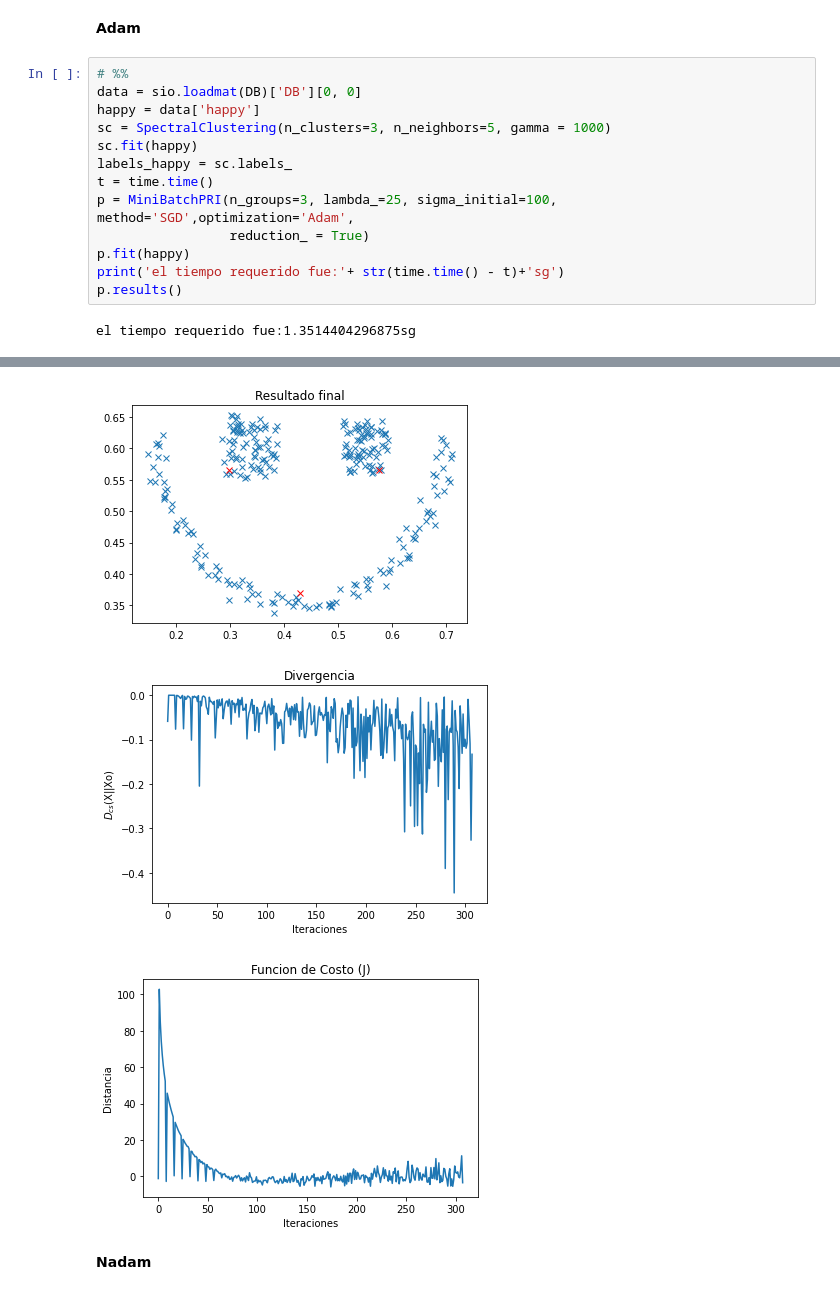
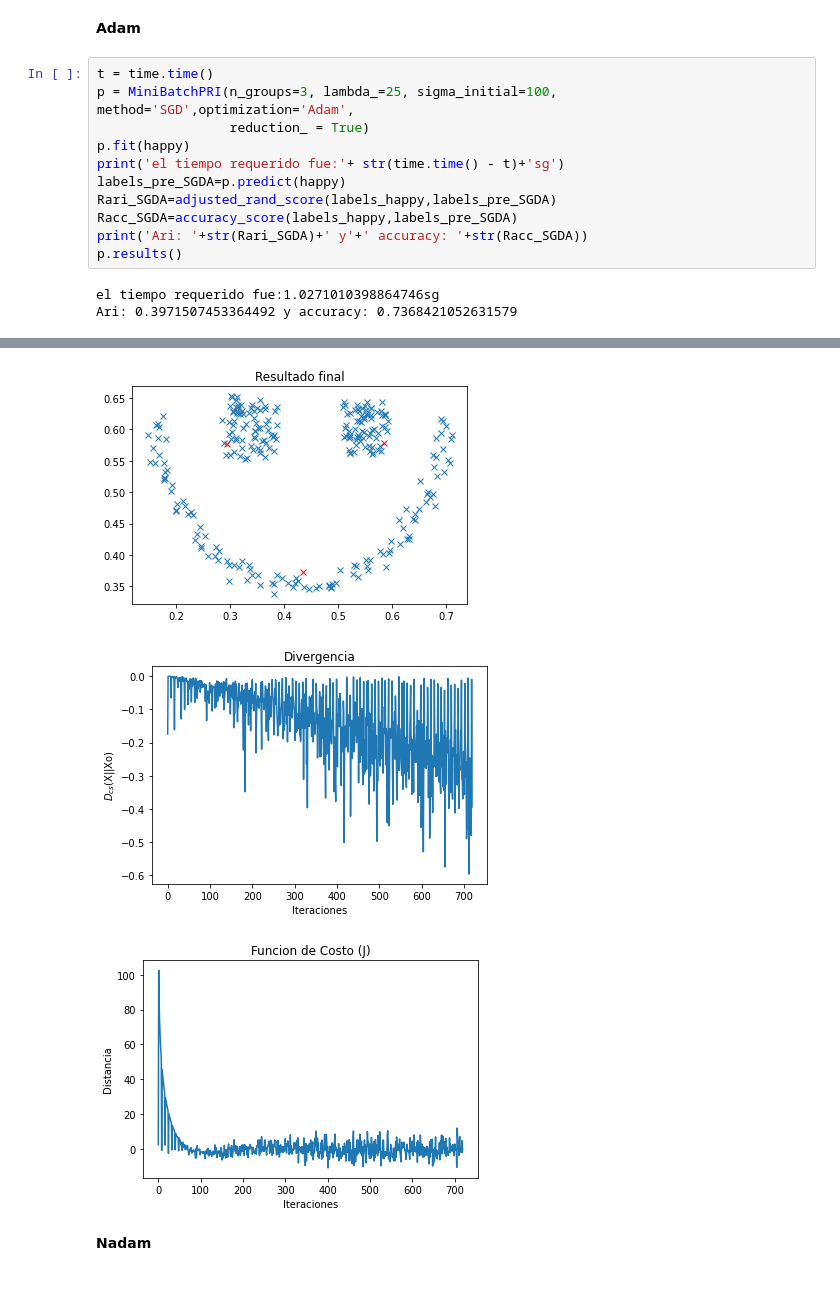
Before and after one commit to Bryan0122/PRI, a Jupyter notebook: PRI_Test.ipynb, the cells around one changed output, grey strips where cells are left out. Drawn from its saved outputs; the diff is of its cells as text.

```diff
--- a/PRI_Test.ipynb
+++ b/PRI_Test.ipynb
@@ -91,17 +99,16 @@ el tiempo requerido fue:0.8603010177612305sg
 # %% [markdown]
 **Adam**
 # %%
-# %%
-data = sio.loadmat(DB)['DB'][0, 0]
-happy = data['happy']
-sc = SpectralClustering(n_clusters=3, n_neighbors=5, gamma = 1000)
-sc.fit(happy)
-labels_happy = sc.labels_
 t = time.time()
 p = MiniBatchPRI(n_groups=3, lambda_=25, sigma_initial=100, method='SGD',optimization='Adam',
                  reduction_ = True)
 p.fit(happy)
 print('el tiempo requerido fue:'+ str(time.time() - t)+'sg')
+labels_pre_SGDA=p.predict(happy)
+Rari_SGDA=adjusted_rand_score(labels_happy,labels_pre_SGDA)
+Racc_SGDA=accuracy_score(labels_happy,labels_pre_SGDA)
+print('Ari: '+str(Rari_SGDA)+' y'+' accuracy: '+str(Racc_SGDA))
 p.results()
 # %% [output]
-el tiempo requerido fue:1.3514404296875sg
+el tiempo requerido fue:1.0271010398864746sg
+Ari: 0.3971507453364492 y accuracy: 0.7368421052631579
@@ -109,6 +116,6 @@ el tiempo requerido fue:1.3514404296875sg
-[figure, old version]
+[figure, new version]
-[figure, old version]
+[figure, new version]
-[figure, old version]
+[figure, new version]
 # %% [markdown]
 **Nadam**
 # %%
```
Also changed, not shown: parts of 11 cells of this notebook.
